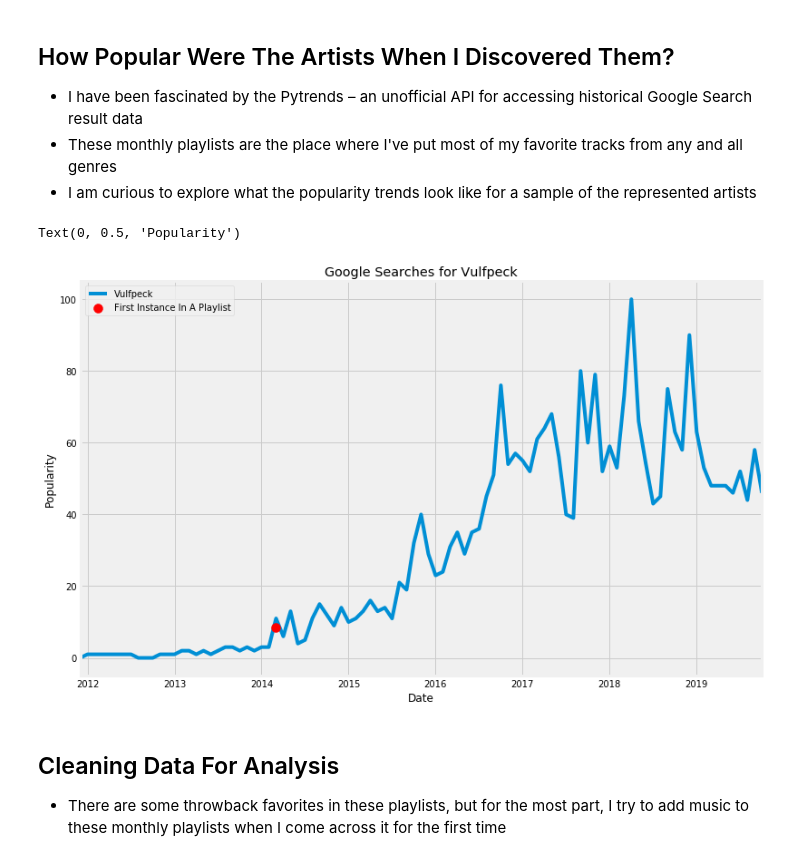
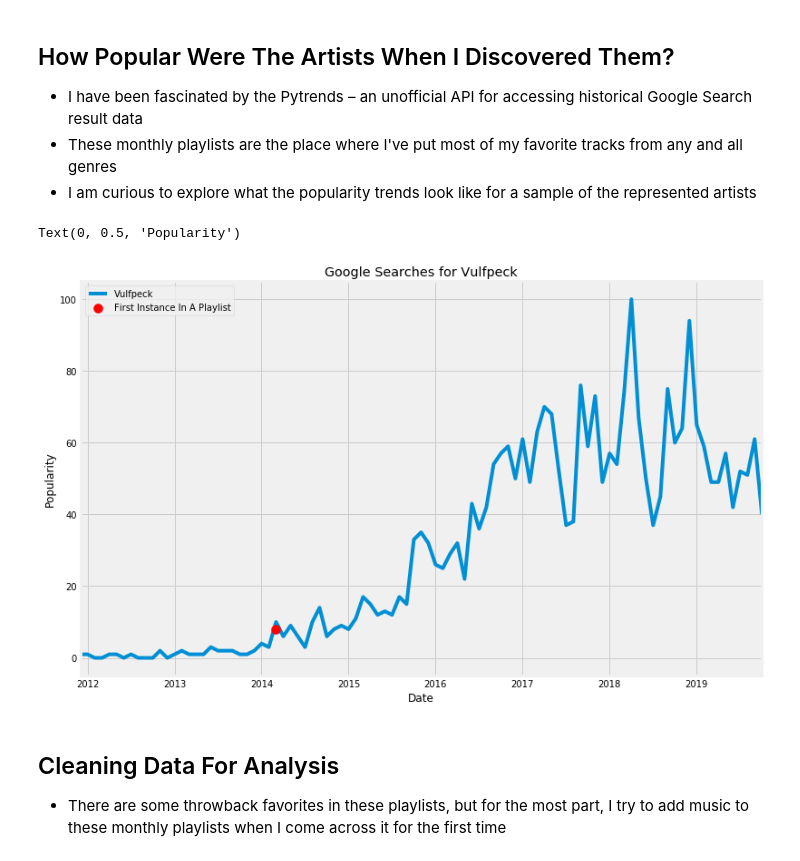
Before and after one commit to 2116kbps/artist-popularity-eda, a Jupyter notebook: Artist Popularity EDA.ipynb, the cells around one changed output. Drawn from its saved outputs; the diff is of its cells as text; code cells hidden in the pictures.

Commit message:
new pytrends dataframe and analysis

```diff
--- a/Artist Popularity EDA.ipynb
+++ b/Artist Popularity EDA.ipynb
@@ -94,35 +99,35 @@ mps_df
 # Search for earliest date an artist was added to one of my playlists
 track_id = ((mps_df[mps_df['Primary Artist'].str.contains("Vulfpeck")]).tail(1).index[0])
 artist_name = mps_df.iloc[track_id]['Primary Artist']
 discovery_date = mps_df.iloc[track_id]['Added At']
 
 # Call Pytrends API
 kw_list = [artist_name]
-pytrends.build_payload(kw_list, cat=0, timeframe='2011-12-01 2019-10-15', geo='', gprop='')
+pytrends.build_payload(kw_list, cat=3, timeframe='2011-12-01 2019-10-15', geo='', gprop='')
 trends_df = pytrends.interest_over_time()
 
 # Create a new DataFrame of the two Pytrends dates surrounding playlist date
 playlist_date_trends_df = pd.concat([(trends_df.truncate(after= discovery_date).tail(1)),(trends_df.truncate(before= discovery_date).head(1))])
 playlist_date_trends_df.reset_index(inplace=True)
 
 # Calculate popularity on the date added
 month_length = (playlist_date_trends_df.iloc[1]['date']) - (playlist_date_trends_df.iloc[0]['date'])
 day_of_month_added = int(mps_df.iloc[track_id]['Added At'][8:10])
 total_change_over_month = (playlist_date_trends_df.iloc[1][artist_name]) - (playlist_date_trends_df.iloc[0][artist_name])
 change_per_day = total_change_over_month / month_length.days
 change_until_playlist = change_per_day * day_of_month_added
 popularity_when_playlisted = (playlist_date_trends_df.iloc[0][artist_name]) + change_until_playlist
 
 # Plot Line Chart and Marker
 trends_df.plot(figsize=(12,8),zorder=1)
 plt.scatter(discovery_date, popularity_when_playlisted, color='red',label='First Instance In A Playlist', s=100,zorder=2)
 plt.legend()
 plt.title(F'Google Searches for {artist_name}')
 plt.xlabel('Date')
 plt.ylabel('Popularity')
 # %% [output]
 Text(0, 0.5, 'Popularity')
-[figure, old version]
+[figure, new version]
 # %% [markdown]
 ## Cleaning Data For Analysis
 * There are some throwback favorites in these playlists, but for the most part, I try to add music to these monthly playlists when I come across it for the first time
```
Also changed, not shown: parts of 28 cells of this notebook, 9 other files.
